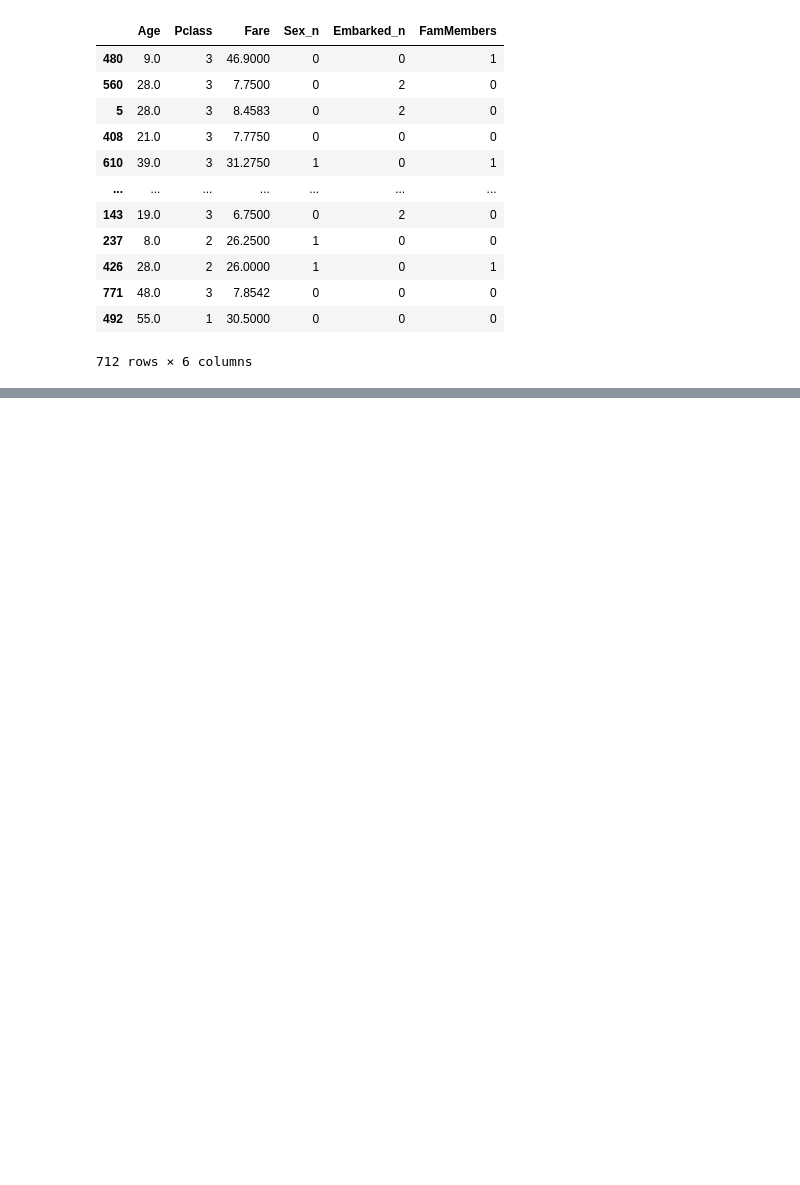
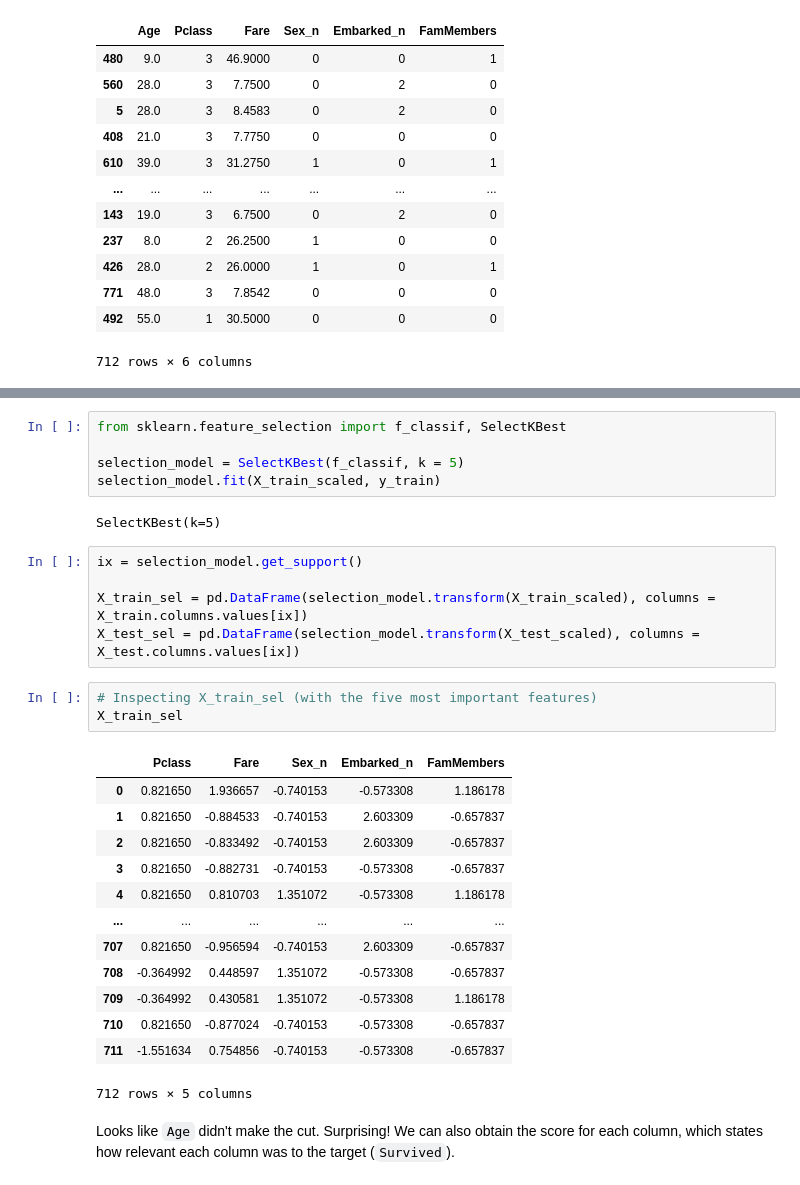
Before and after one commit to themarisolhernandez/ds-review-lessons, a Jupyter notebook: 16-exploratory-data-analysis.ipynb, the cells around one changed output, grey strips where cells are left out. Cells and saved outputs as stored; diff of their text form; blank space fills up the shorter version.

```diff
--- a/16-exploratory-data-analysis.ipynb
+++ b/16-exploratory-data-analysis.ipynb
@@ -1399,0 +1526,31 @@ X_train
+# %%
+from sklearn.feature_selection import f_classif, SelectKBest
+
+selection_model = SelectKBest(f_classif, k = 5)
+selection_model.fit(X_train_scaled, y_train)
+# %% [output]
+SelectKBest(k=5)
+# %%
+ix = selection_model.get_support()
+
+X_train_sel = pd.DataFrame(selection_model.transform(X_train_scaled), columns = X_train.columns.values[ix])
+X_test_sel = pd.DataFrame(selection_model.transform(X_test_scaled), columns = X_test.columns.values[ix])
+# %%
+# Inspecting X_train_sel (with the five most important features)
+X_train_sel
+# %% [output]
+|  | Pclass | Fare | Sex_n | Embarked_n | FamMembers |
+| 0 | 0.821650 | 1.936657 | -0.740153 | -0.573308 | 1.186178 |
+| 1 | 0.821650 | -0.884533 | -0.740153 | 2.603309 | -0.657837 |
+| 2 | 0.821650 | -0.833492 | -0.740153 | 2.603309 | -0.657837 |
+| 3 | 0.821650 | -0.882731 | -0.740153 | -0.573308 | -0.657837 |
+| 4 | 0.821650 | 0.810703 | 1.351072 | -0.573308 | 1.186178 |
+| ... | ... | ... | ... | ... | ... |
+| 707 | 0.821650 | -0.956594 | -0.740153 | 2.603309 | -0.657837 |
+| 708 | -0.364992 | 0.448597 | 1.351072 | -0.573308 | -0.657837 |
+| 709 | -0.364992 | 0.430581 | 1.351072 | -0.573308 | 1.186178 |
+| 710 | 0.821650 | -0.877024 | -0.740153 | -0.573308 | -0.657837 |
+| 711 | -1.551634 | 0.754856 | -0.740153 | -0.573308 | -0.657837 |
+712 rows × 5 columns
+# %% [markdown]
+Looks like `Age` didn't make the cut. Surprising! We can also obtain the score for each column, which states how relevant each column was to the target (`Survived`).
```
Also changed, not shown: parts of 28 cells of this notebook, 6 other files.
